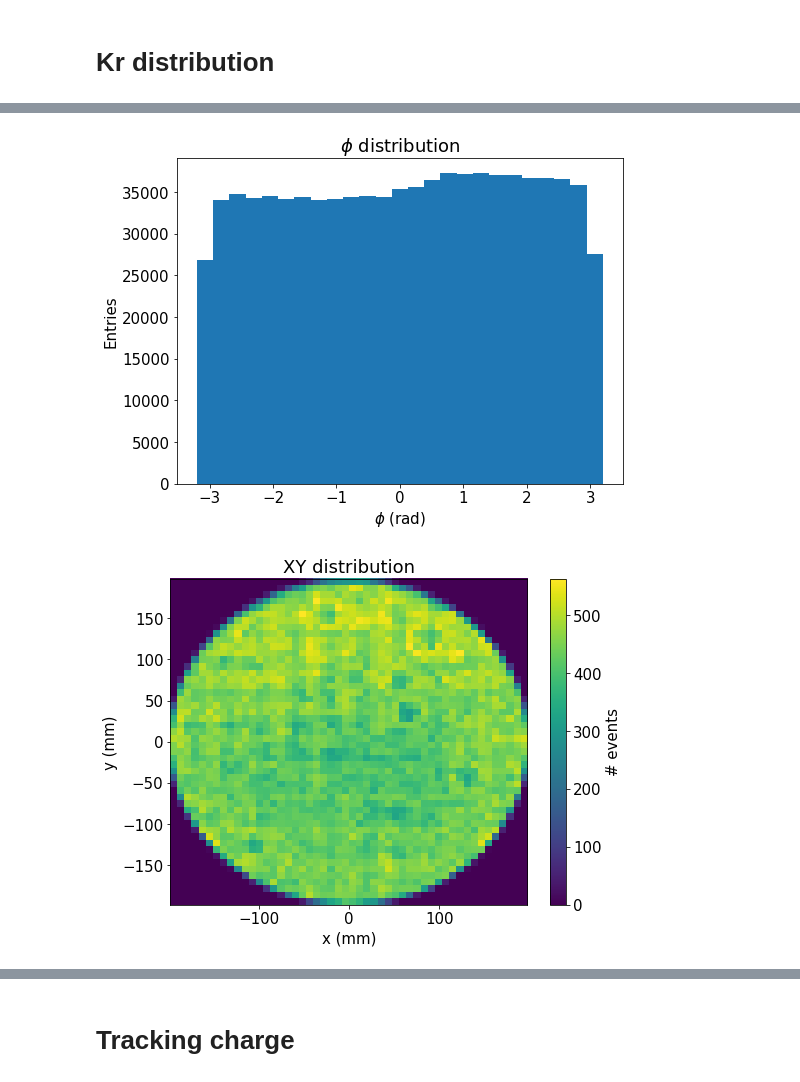
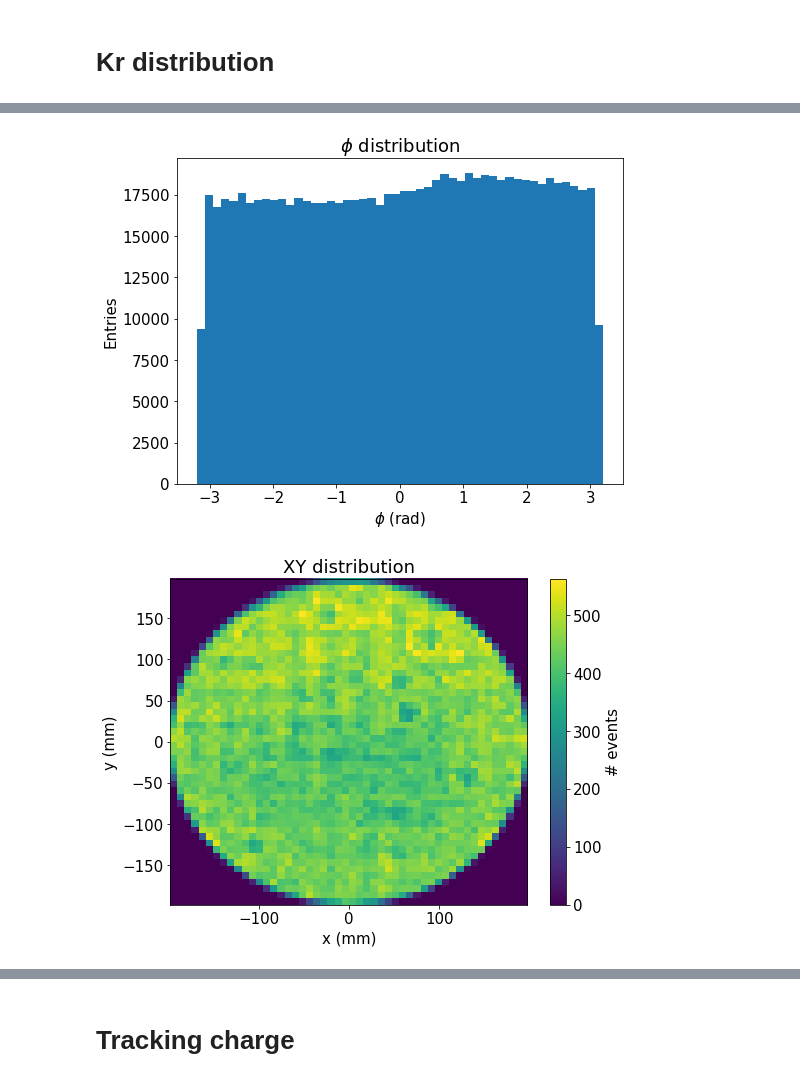
Before and after one commit to gonzaponte/ICARO, a Jupyter notebook: icaro/KrMay/Run4446.ipynb, the cells around one changed output, grey strips where cells are left out. Cells and saved outputs as stored; diff of their text form; code cells hidden in the pictures.

```diff
--- a/icaro/KrMay/Run4446.ipynb
+++ b/icaro/KrMay/Run4446.ipynb
@@ -27,6 +27,7 @@ S2Wrange      =     0, 50
 S2Hrange      =     0, 10e3
 NSirange      =     0, 30
 
+Zrange_DV     =   545, 555
 Zrange_LT     =    50, 520
 Zrange_XY     =     0, 520
 nX, nY, nR    =    50,  50, 50
@@ -157,0 +161,17 @@ save("Raw_energy")
+# %%
+y, x, _  = hist(full.Z, 100, Zrange_DV)
+seed     =     np.max(y), np.mean(Zrange_DV), np.std(x)/2
+fitrange = x[np.argmax(y) - 10], Zrange_DV[1]
+f        = fitf.fit(fitf.gauss, x, y, seed,
+                    sigma=poisson_sigma(y),
+                    fit_range=fitrange)
+
+dv   = 532/f.values[1]
+u_dv =  dv/f.values[1] * f.errors[1]
+
+plt.plot(x, f.fn(x), fitOpt)
+labels("Drift time ($\mu$s)", "Entries", "Z distribution")
+
+print("Max drift length = {:.3f} +- {:.3f}".format(f.values[1], f.errors[1]))
+print("Drift velocity   = {:.5f} +- {:.5f}".format(dv, u_dv))
+save("Drift_velocity")
@@ -305,3 +329,22 @@ save("S2Peak2AreavsZ")
 # %% [output]
 [figure]
 [figure]
+# %%
+_range = 0, 0.5
+
+S2r = full.S2h.values/full.S2e.values
+
+hist2d(full.Z.values, S2r, (50, 50), range=(Zrange, _range))
+x, y, u_y = fitf.profileX(full.Z.values, S2r, 30, (20, 550))
+plt.errorbar(x, y, u_y, fmt="k:")
+
+n = 8
+seed = [10**(-n + i) for i in range(n)]
+f = fitf.fit(fitf.polynom, x, y, seed)
+plt.plot(x, f.fn(x) - 0.025, fitOpt)
+
+sel = coref.in_range(full.Z.values, f.fn(full.Z.values) - 0.025)
+
+hist(S2r[sel], 50, _range)
+plt.hist(S2r, 50, _range)
+labels("", "")
@@ -683,11 +738,11 @@ hist(Kr.Y, 25, range=XYrange)
 labels("y (mm)", "Entries", "Y distribution")
 save("Y")
 
-hist(Kr.R, 25, range=Rrange)
+hist(Kr.R, nR, range=Rrange)
 labels("r (mm)", "Entries", "R distribution")
 save("R")
 
-hist(Kr.Phi, 25, range=Prange)
+hist(Kr.Phi, nR, range=Prange)
 labels("$\phi$ (rad)", "Entries", "$\phi$ distribution")
 save("Phi")
 
@@ -708,4 +763,4 @@ save("RPhi")
-[figure, old version]
+[figure, new version]
 [figure]
 [figure]
 # %% [markdown]
```
Also changed, not shown: parts of 15 cells of this notebook, 6 other files.
